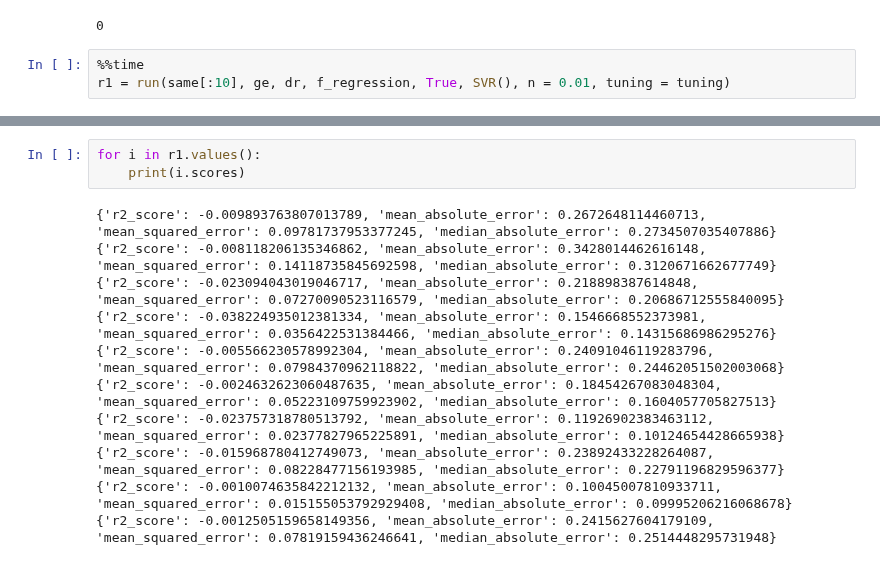
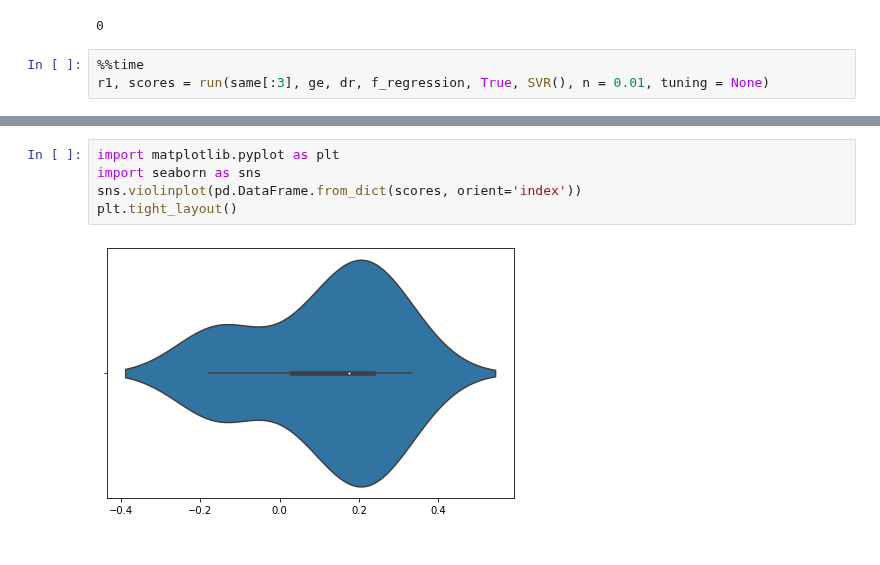
Before and after one commit to lucas-ubm/phc-data-pipeline, a Jupyter notebook: Messing.ipynb, the cells around one changed output, grey strips where cells are left out. Cells and saved outputs as stored; diff of their text form.

```diff
--- a/Messing.ipynb
+++ b/Messing.ipynb
@@ -389,5 +385,5 @@ len({})
 0
 # %%
 %%time
-r1 = run(same[:10], ge, dr, f_regression, True, SVR(), n = 0.01, tuning = tuning)
+r1, scores = run(same[:3], ge, dr, f_regression, True, SVR(), n = 0.01, tuning = None)
 # %% [output]
@@ -396,14 +395,7 @@ Wall time: 3min 7s
-# %%
-for i in r1.values():
-    print(i.scores)
-# %% [output]
-{'r2_score': -0.009893763807013789, 'mean_absolute_error': 0.2672648114460713, 'mean_squared_error': 0.09781737953377245, 'median_absolute_error': 0.2734507035407886}
-{'r2_score': -0.008118206135346862, 'mean_absolute_error': 0.3428014462616148, 'mean_squared_error': 0.14118735845692598, 'median_absolute_error': 0.3120671662677749}
-{'r2_score': -0.023094043019046717, 'mean_absolute_error': 0.218898387614848, 'mean_squared_error': 0.07270090523116579, 'median_absolute_error': 0.20686712555840095}
-{'r2_score': -0.038224935012381334, 'mean_absolute_error': 0.1546668552373981, 'mean_squared_error': 0.0356422531384466, 'median_absolute_error': 0.14315686986295276}
-{'r2_score': -0.005566230578992304, 'mean_absolute_error': 0.24091046119283796, 'mean_squared_error': 0.07984370962118822, 'median_absolute_error': 0.24462051502003068}
-{'r2_score': -0.0024632623060487635, 'mean_absolute_error': 0.18454267083048304, 'mean_squared_error': 0.05223109759923902, 'median_absolute_error': 0.1604057705827513}
-{'r2_score': -0.023757318780513792, 'mean_absolute_error': 0.11926902383463112, 'mean_squared_error': 0.02377827965225891, 'median_absolute_error': 0.10124654428665938}
-{'r2_score': -0.015968780412749073, 'mean_absolute_error': 0.23892433228264087, 'mean_squared_error': 0.08228477156193985, 'median_absolute_error': 0.22791196829596377}
-{'r2_score': -0.0010074635842212132, 'mean_absolute_error': 0.10045007810933711, 'mean_squared_error': 0.015155053792929408, 'median_absolute_error': 0.09995206216068678}
-{'r2_score': -0.0012505159658149356, 'mean_absolute_error': 0.2415627604179109, 'mean_squared_error': 0.07819159436246641, 'median_absolute_error': 0.2514448295731948}
+# %%
+import matplotlib.pyplot as plt
+import seaborn as sns
+sns.violinplot(pd.DataFrame.from_dict(scores, orient='index'))
+plt.tight_layout()
+# %% [output]
+[figure, added]
```
Also changed, not shown: parts of 16 cells of this notebook, 3 other files.
